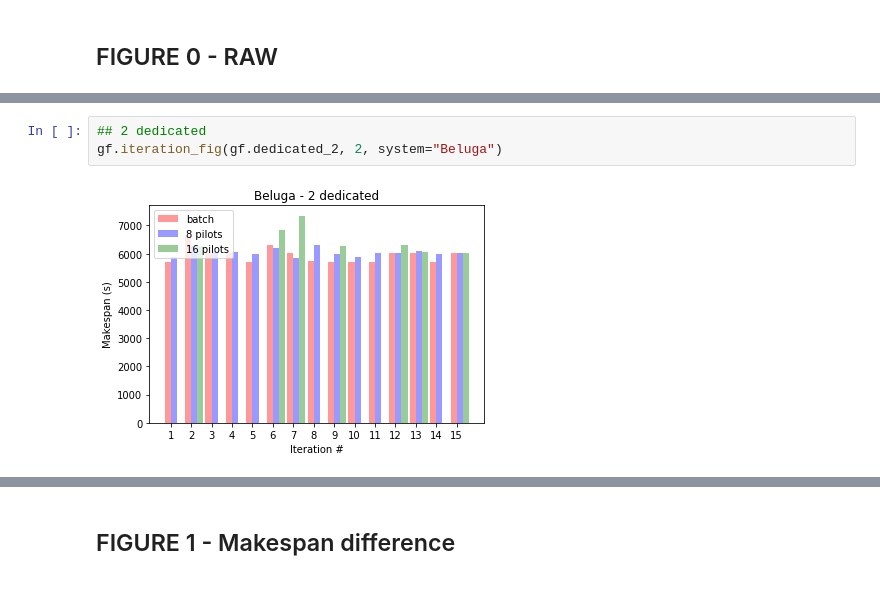
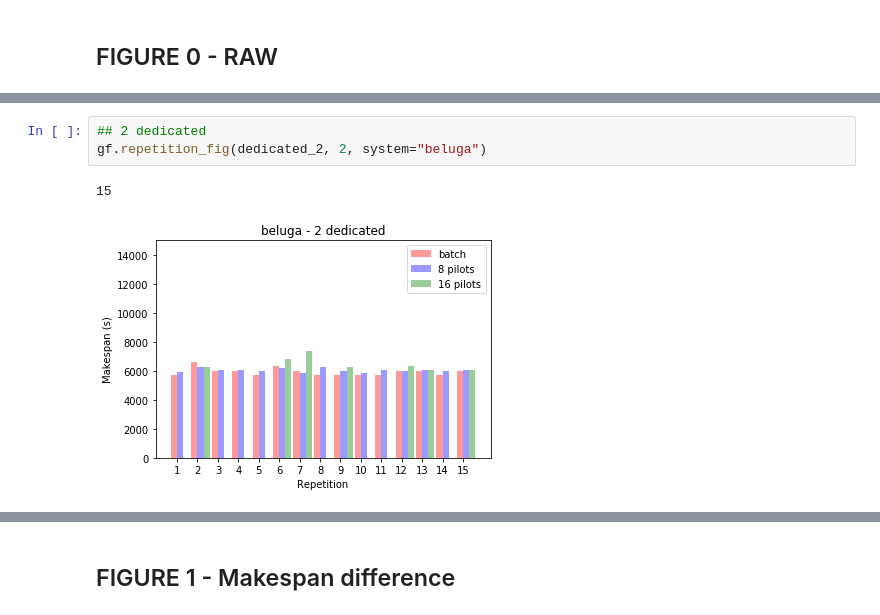
Before and after one commit to big-data-lab-team/spa, a Jupyter notebook: experiments/notebooks/spa-figures-BELUGA.ipynb, the cells around one changed output, grey strips where cells are left out. Drawn from its saved outputs; the diff is of its cells as text.

```diff
--- a/experiments/notebooks/spa-figures-BELUGA.ipynb
+++ b/experiments/notebooks/spa-figures-BELUGA.ipynb
@@ -29,5 +46,6 @@ gf.iteration_fig(gf.dedicated_1, 1, system="Beluga")
 # %%
 ## 2 dedicated
-gf.iteration_fig(gf.dedicated_2, 2, system="Beluga")
+gf.repetition_fig(dedicated_2, 2, system="beluga")
 # %% [output]
+15
-[figure, old version]
+[figure, new version]
```
Also changed, not shown: parts of 18 cells of this notebook, 2 other files.
